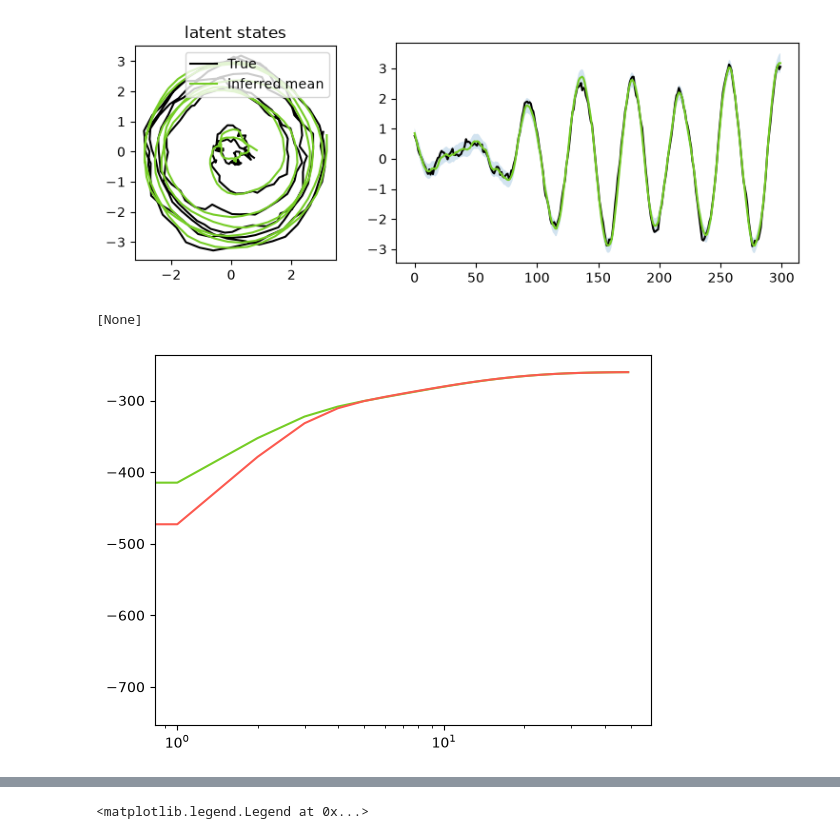
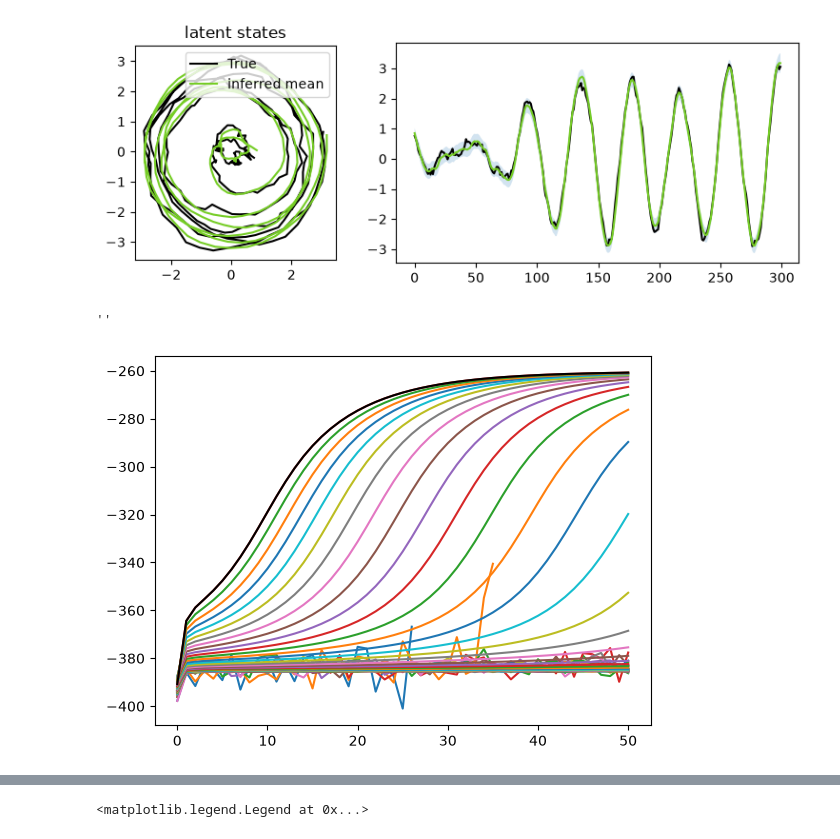
Before and after one commit to luis-rr/xxm, a Jupyter notebook: notebooks/lds.ipynb, the cells around one changed output, grey strips where cells are left out. Saved outputs shown, nothing was run; the diff lists cells and outputs as text; code cells hidden in the pictures.

```diff
--- a/notebooks/lds.ipynb
+++ b/notebooks/lds.ipynb
@@ -120,24 +104,26 @@ initial_model_pca = initialize_lds(observations, state_dim=2, covariance_floor=1
-# %%
-
-
-f, ax = plt.subplots()
-
-fitted_model, log_likelihoods = fit_em(
-    initial_model_pca,
-    observations,
-    num_iters=50,
-)
-
-ax.plot(log_likelihoods, label="PCA init", color='xkcd:apple green')
-
-fitted_model, log_likelihoods = fit_em(
-    initial_model_naive,
-    observations,
-    num_iters=50,
-)
-
-ax.plot(log_likelihoods, label="naive init", color='xkcd:coral')
-# %% [output]
-[None]
-[figure, removed]
+# %%
+initial_models = init.init_pca_many(observations, state_dim=2, covariance_floors=jnp.logspace(-5, -2, 64))
+
+
+fits = fit_em_many(
+    initial_models,
+    observations,
+    num_iters=50,
+)
+
+
+f, ax = plt.subplots()
+
+ax.plot(fits.objective_traces.T)
+
+best_idx = fits.best_index()
+
+initial_model = initial_models[best_idx]
+
+fitted_model, log_likelihoods = fits.get(best_idx)
+
+ax.plot(log_likelihoods, color='k');
+# %% [output]
+''
+[figure, added]
 # %%
```
Also changed, not shown: parts of 4 cells of this notebook, 5 other files.
